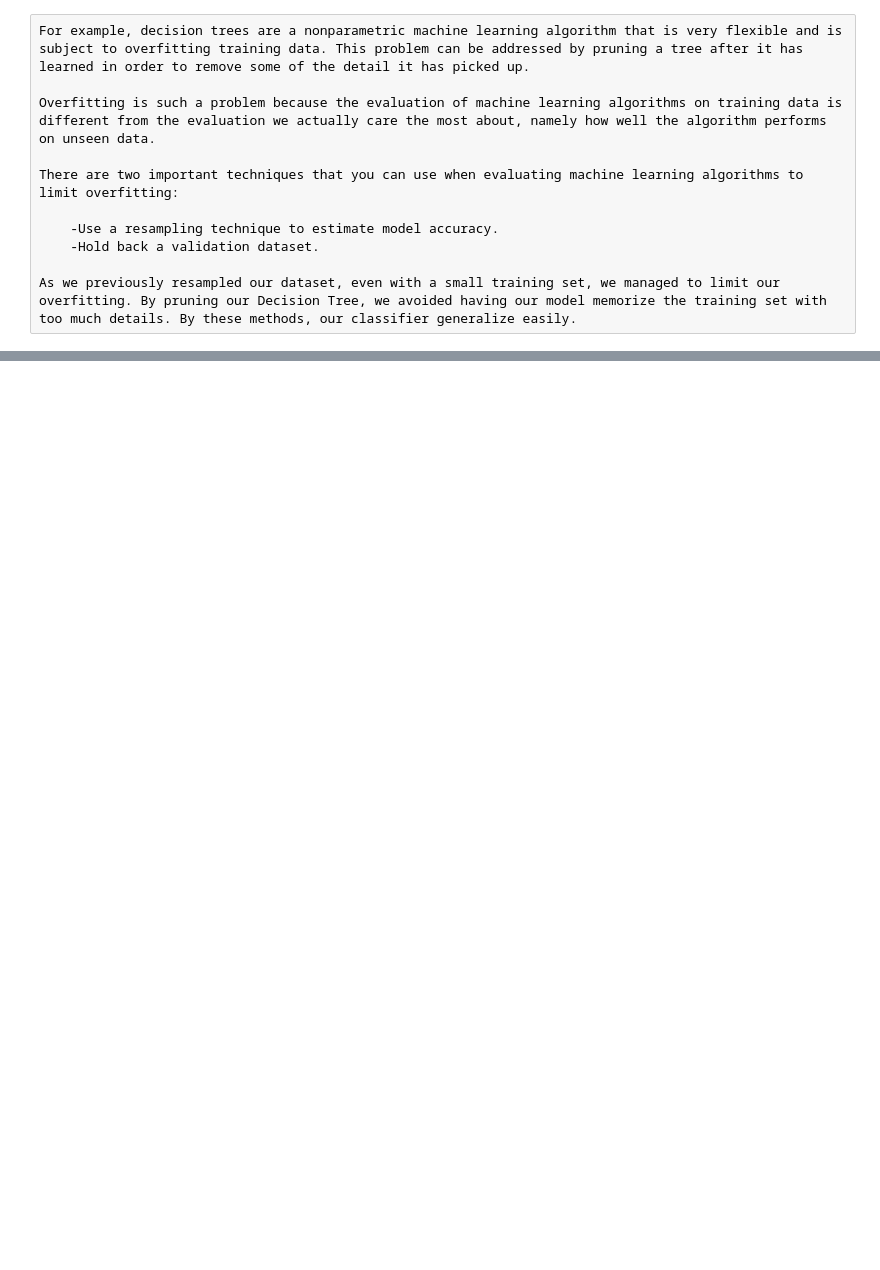
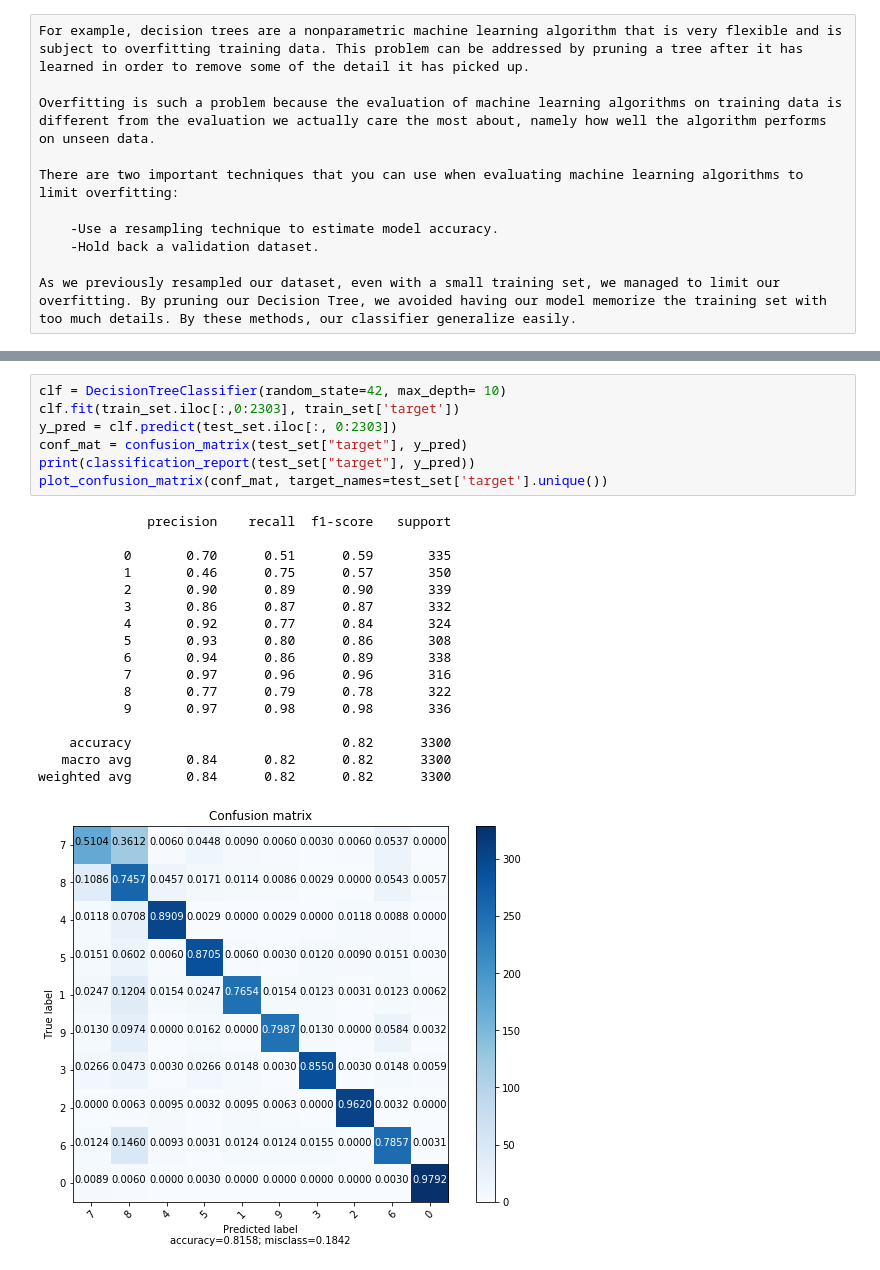
Before and after one commit to kadjulio/Coursework2-Data-Mining, a Jupyter notebook: jupyter/notebooks/modeling/decision-tree-CART.ipynb, the cells around one changed output, grey strips where cells are left out. Drawn from its saved outputs; the diff is of its cells as text; blank space fills up the shorter version.

```diff
--- a/jupyter/notebooks/modeling/decision-tree-CART.ipynb
+++ b/jupyter/notebooks/modeling/decision-tree-CART.ipynb
@@ -273,0 +322,25 @@ As we previously resampled our dataset, even with a small training set, we manag
+# %%
+clf = DecisionTreeClassifier(random_state=42, max_depth= 10)
+clf.fit(train_set.iloc[:,0:2303], train_set['target'])
+y_pred = clf.predict(test_set.iloc[:, 0:2303])
+conf_mat = confusion_matrix(test_set["target"], y_pred)
+print(classification_report(test_set["target"], y_pred))
+plot_confusion_matrix(conf_mat, target_names=test_set['target'].unique())
+# %% [output]
+              precision    recall  f1-score   support
+
+           0       0.70      0.51      0.59       335
+           1       0.46      0.75      0.57       350
+           2       0.90      0.89      0.90       339
+           3       0.86      0.87      0.87       332
+           4       0.92      0.77      0.84       324
+           5       0.93      0.80      0.86       308
+           6       0.94      0.86      0.89       338
+           7       0.97      0.96      0.96       316
+           8       0.77      0.79      0.78       322
+           9       0.97      0.98      0.98       336
+
+    accuracy                           0.82      3300
+   macro avg       0.84      0.82      0.82      3300
+weighted avg       0.84      0.82      0.82      3300
+[figure, added]
```
Also changed, not shown: parts of 8 cells of this notebook.
